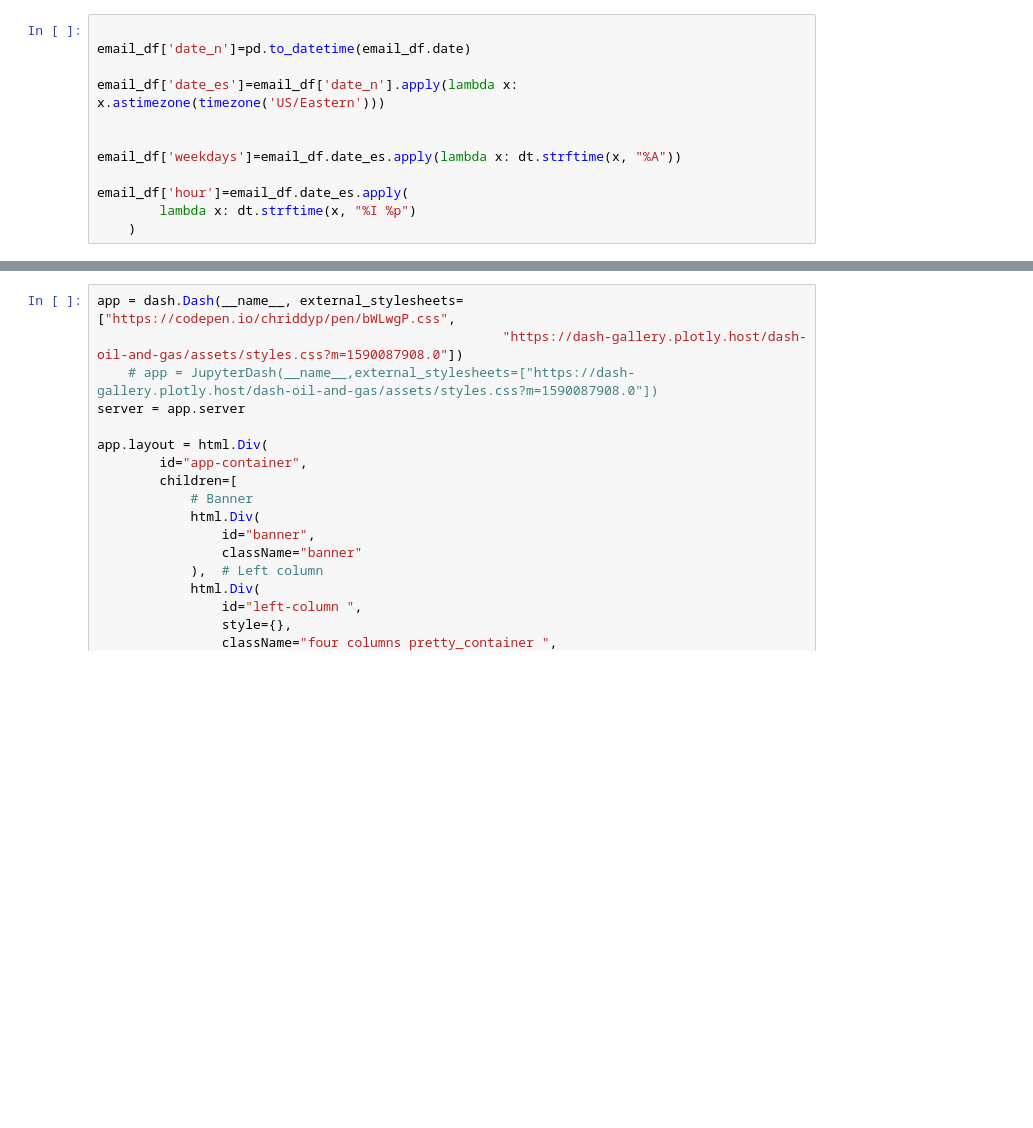
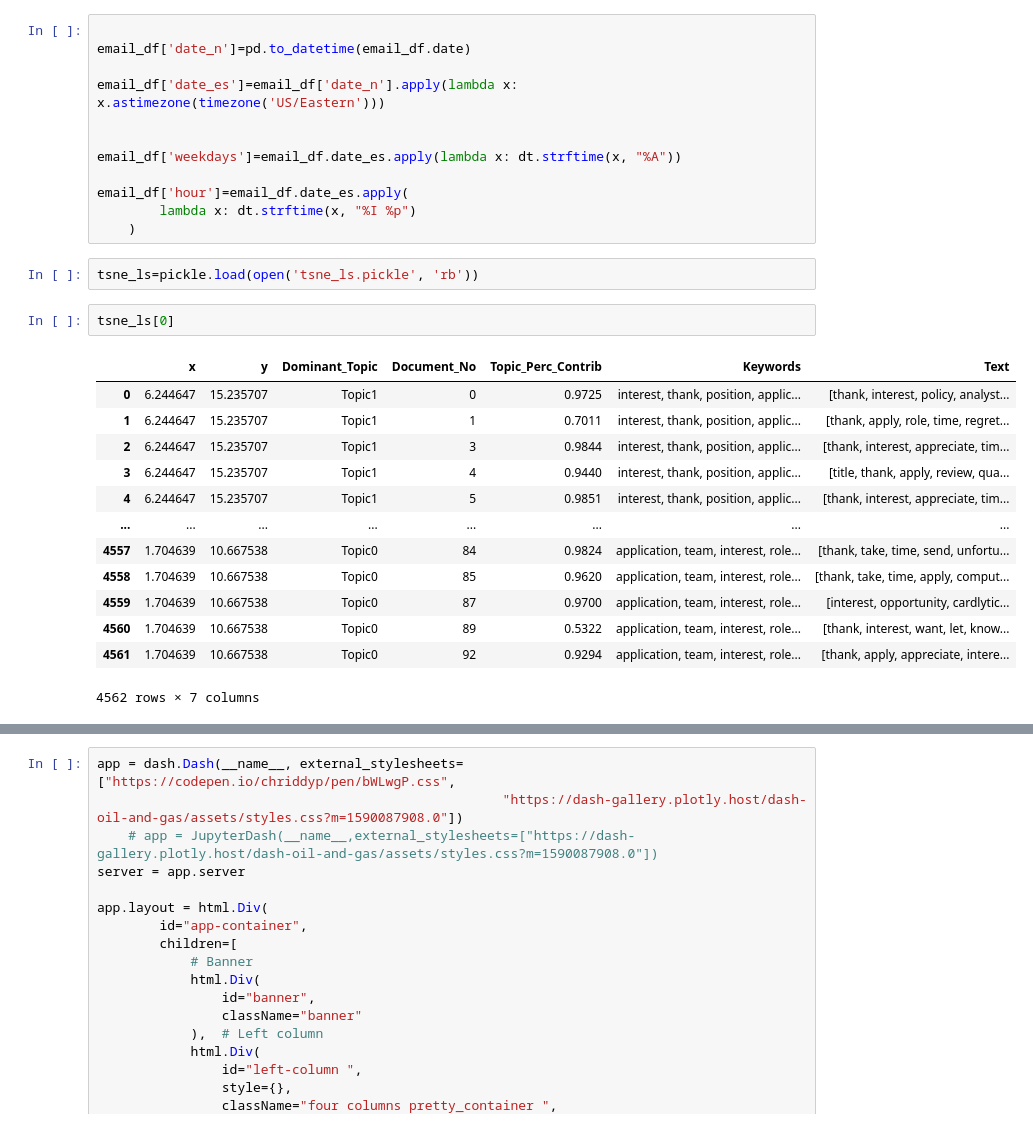
Before and after one commit to ReichYang/rej_dash, a Jupyter notebook: Untitled1.ipynb, the cells around one changed output, grey strips where cells are left out. Drawn from its saved outputs; the diff is of its cells as text; blank space fills up the shorter version.

```diff
--- a/Untitled1.ipynb
+++ b/Untitled1.ipynb
@@ -77,3 +77,21 @@ email_df['weekdays']=email_df.date_es.apply(lambda x: dt.strftime(x, "%A"))
 email_df['hour']=email_df.date_es.apply(
         lambda x: dt.strftime(x, "%I %p")
     )
+# %%
+tsne_ls=pickle.load(open('tsne_ls.pickle', 'rb'))
+# %%
+tsne_ls[0]
+# %% [output]
+|  | x | y | Dominant_Topic | Document_No | Topic_Perc_Contrib | Keywords | Text |
+| 0 | 6.244647 | 15.235707 | Topic1 | 0 | 0.9725 | interest, thank, position, applic... | [thank, interest, policy, analyst... |
+| 1 | 6.244647 | 15.235707 | Topic1 | 1 | 0.7011 | interest, thank, position, applic... | [thank, apply, role, time, regret... |
+| 2 | 6.244647 | 15.235707 | Topic1 | 3 | 0.9844 | interest, thank, position, applic... | [thank, interest, appreciate, tim... |
+| 3 | 6.244647 | 15.235707 | Topic1 | 4 | 0.9440 | interest, thank, position, applic... | [title, thank, apply, review, qua... |
+| 4 | 6.244647 | 15.235707 | Topic1 | 5 | 0.9851 | interest, thank, position, applic... | [thank, interest, appreciate, tim... |
+| ... | ... | ... | ... | ... | ... | ... | ... |
+| 4557 | 1.704639 | 10.667538 | Topic0 | 84 | 0.9824 | application, team, interest, role... | [thank, take, time, send, unfortu... |
+| 4558 | 1.704639 | 10.667538 | Topic0 | 85 | 0.9620 | application, team, interest, role... | [thank, take, time, apply, comput... |
+| 4559 | 1.704639 | 10.667538 | Topic0 | 87 | 0.9700 | application, team, interest, role... | [interest, opportunity, cardlytic... |
+| 4560 | 1.704639 | 10.667538 | Topic0 | 89 | 0.5322 | application, team, interest, role... | [thank, interest, want, let, know... |
+| 4561 | 1.704639 | 10.667538 | Topic0 | 92 | 0.9294 | application, team, interest, role... | [thank, apply, appreciate, intere... |
+4562 rows × 7 columns
```
Also changed, not shown: parts of 2 cells of this notebook, 1 other file.
